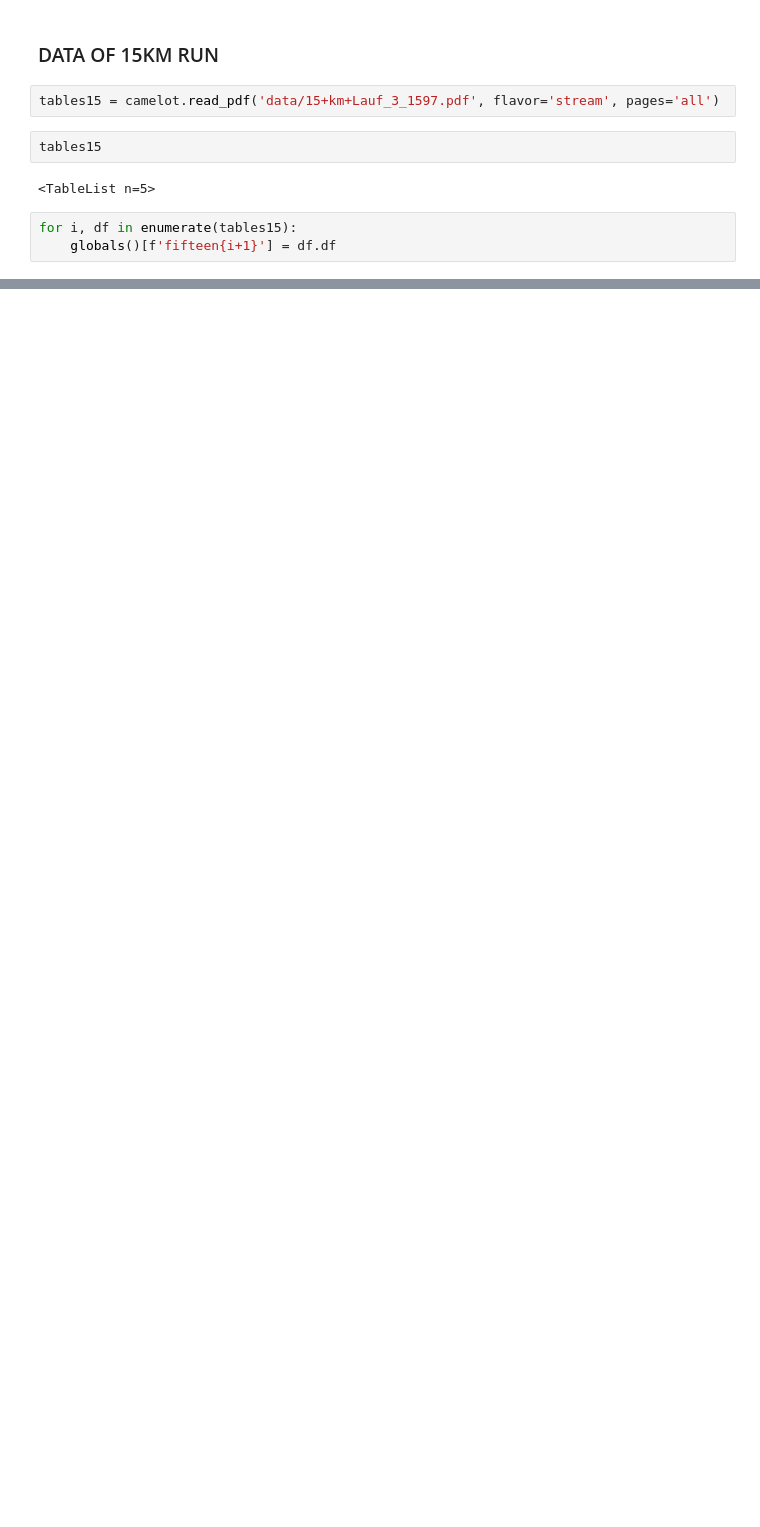
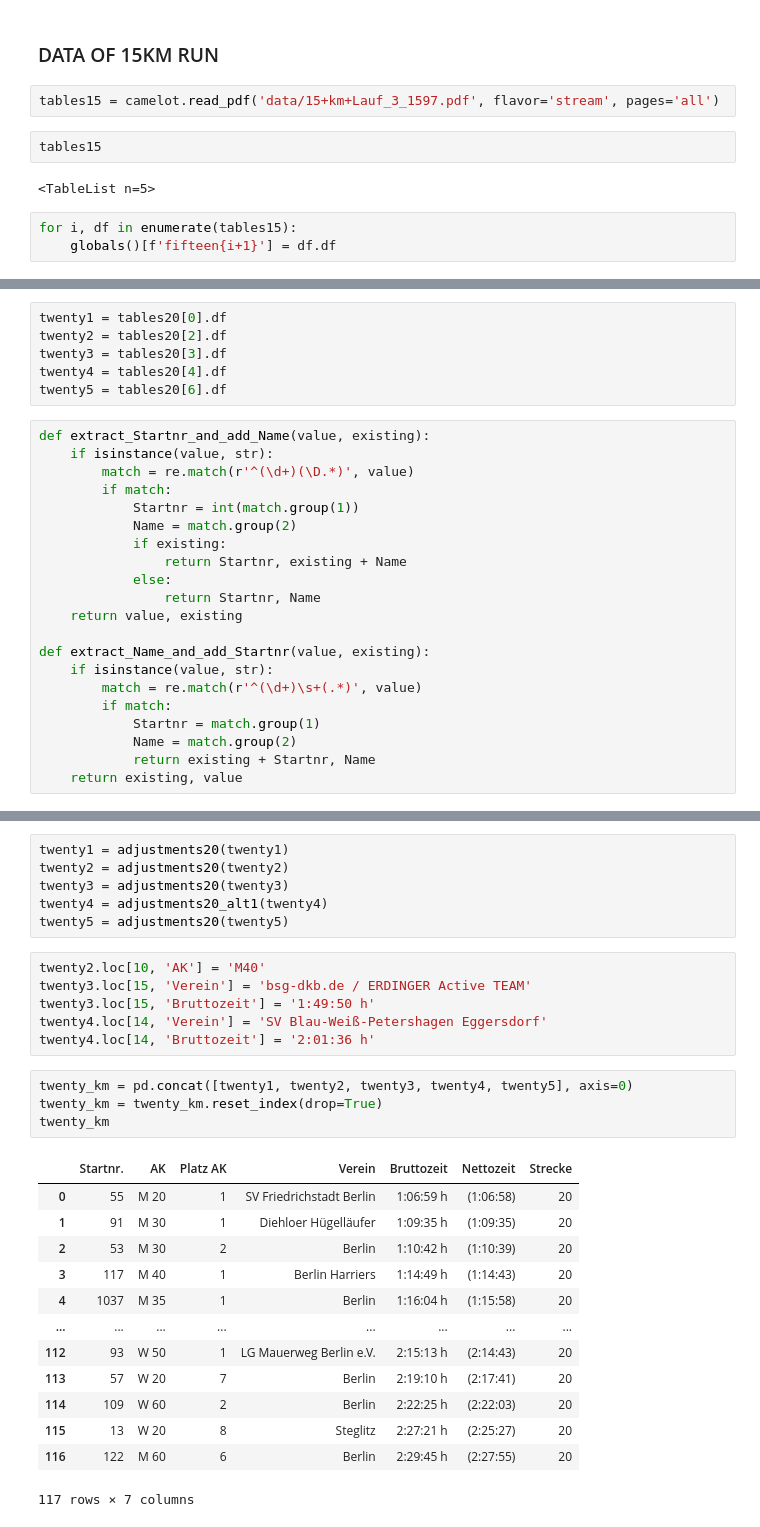
Before and after one commit to scheinmensch/Plaenterwaldlauf, a Jupyter notebook: getdata.ipynb, the cells around one changed output, grey strips where cells are left out. Saved outputs shown, nothing was run; the diff lists cells and outputs as text; blank space fills up the shorter version.

```diff
--- a/getdata.ipynb
+++ b/getdata.ipynb
@@ -160,0 +215,27 @@ for i, df in enumerate(tables15):
+# %%
+twenty1 = tables20[0].df
+twenty2 = tables20[2].df
+twenty3 = tables20[3].df
+twenty4 = tables20[4].df
+twenty5 = tables20[6].df
+# %%
+def extract_Startnr_and_add_Name(value, existing):
+    if isinstance(value, str):
+        match = re.match(r'^(\d+)(\D.*)', value)
+        if match:
+            Startnr = int(match.group(1))
+            Name = match.group(2)
+            if existing:
+                return Startnr, existing + Name
+            else:
+                return Startnr, Name
+    return value, existing
+
+def extract_Name_and_add_Startnr(value, existing):
+    if isinstance(value, str):
+        match = re.match(r'^(\d+)\s+(.*)', value)
+        if match:
+            Startnr = match.group(1)
+            Name = match.group(2)
+            return existing + Startnr, Name
+    return existing, value
@@ -160,0 +273,30 @@ for i, df in enumerate(tables15):
+# %%
+twenty1 = adjustments20(twenty1)
+twenty2 = adjustments20(twenty2)
+twenty3 = adjustments20(twenty3)
+twenty4 = adjustments20_alt1(twenty4)
+twenty5 = adjustments20(twenty5)
+# %%
+twenty2.loc[10, 'AK'] = 'M40'
+twenty3.loc[15, 'Verein'] = 'bsg-dkb.de / ERDINGER Active TEAM'
+twenty3.loc[15, 'Bruttozeit'] = '1:49:50 h'
+twenty4.loc[14, 'Verein'] = 'SV Blau-Weiß-Petershagen Eggersdorf'
+twenty4.loc[14, 'Bruttozeit'] = '2:01:36 h'
+# %%
+twenty_km = pd.concat([twenty1, twenty2, twenty3, twenty4, twenty5], axis=0)
+twenty_km = twenty_km.reset_index(drop=True)
+twenty_km
+# %% [output]
+|  | Startnr. | AK | Platz AK | Verein | Bruttozeit | Nettozeit | Strecke |
+| 0 | 55 | M 20 | 1 | SV Friedrichstadt Berlin | 1:06:59 h | (1:06:58) | 20 |
+| 1 | 91 | M 30 | 1 | Diehloer Hügelläufer | 1:09:35 h | (1:09:35) | 20 |
+| 2 | 53 | M 30 | 2 | Berlin | 1:10:42 h | (1:10:39) | 20 |
+| 3 | 117 | M 40 | 1 | Berlin Harriers | 1:14:49 h | (1:14:43) | 20 |
+| 4 | 1037 | M 35 | 1 | Berlin | 1:16:04 h | (1:15:58) | 20 |
+| ... | ... | ... | ... | ... | ... | ... | ... |
+| 112 | 93 | W 50 | 1 | LG Mauerweg Berlin e.V. | 2:15:13 h | (2:14:43) | 20 |
+| 113 | 57 | W 20 | 7 | Berlin | 2:19:10 h | (2:17:41) | 20 |
+| 114 | 109 | W 60 | 2 | Berlin | 2:22:25 h | (2:22:03) | 20 |
+| 115 | 13 | W 20 | 8 | Steglitz | 2:27:21 h | (2:25:27) | 20 |
+| 116 | 122 | M 60 | 6 | Berlin | 2:29:45 h | (2:27:55) | 20 |
+117 rows × 7 columns
```
Also changed, not shown: parts of 21 cells of this notebook.
